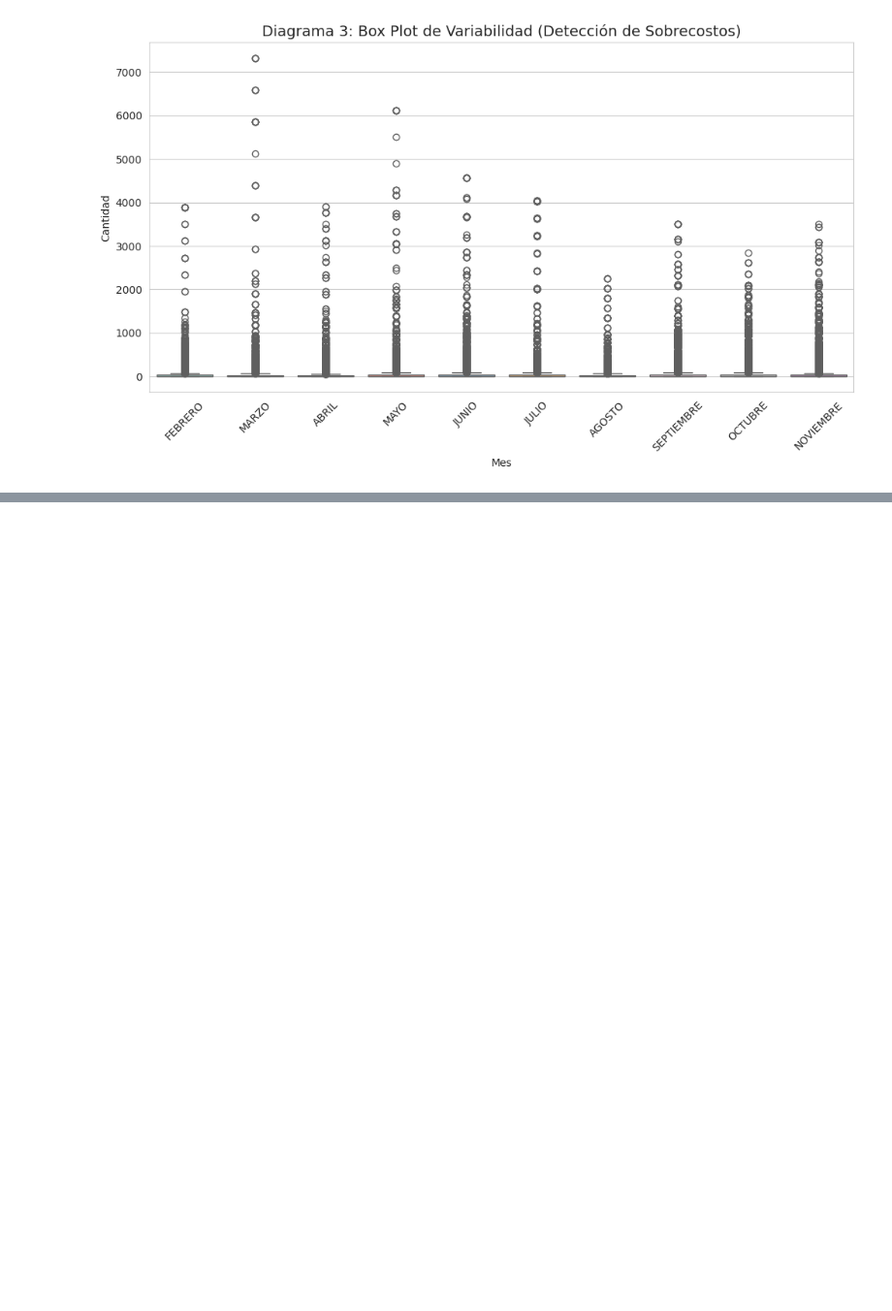
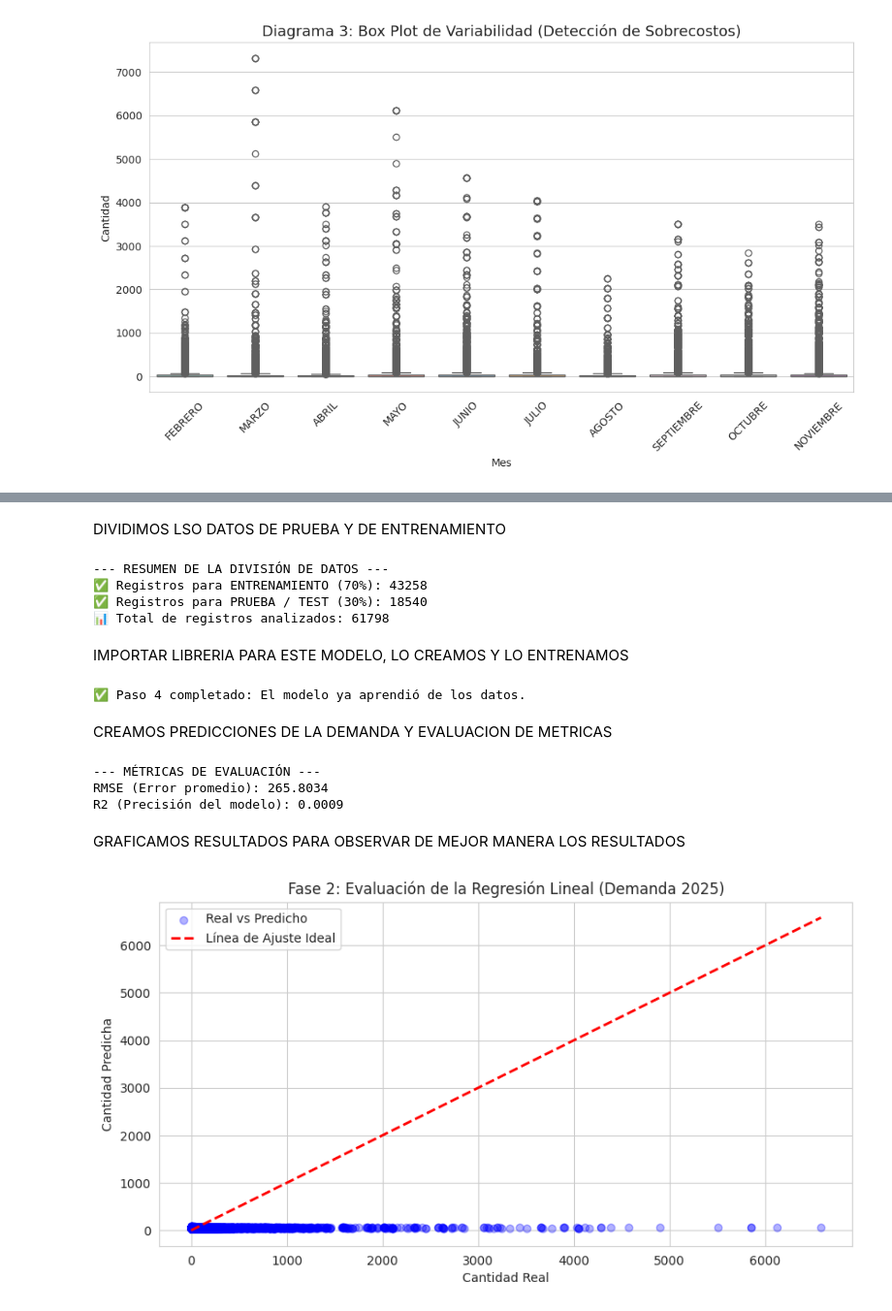
Before and after one commit to victoregomezf-maker/seminario, a Jupyter notebook: Predicción_de_demanda_insumos_medicos.ipynb, the cells around one changed output, grey strips where cells are left out. Shown at 97% size. Saved outputs shown, nothing was run; the diff lists cells and outputs as text; code cells hidden in the pictures; blank space fills up the shorter version.

```diff
--- a/Predicción_de_demanda_insumos_medicos.ipynb
+++ b/Predicción_de_demanda_insumos_medicos.ipynb
@@ -229,0 +289,71 @@ Passing `palette` without assigning `hue` is deprecated and will be removed in v
+# %% [markdown]
+DIVIDIMOS LSO DATOS DE PRUEBA Y DE ENTRENAMIENTO
+# %%
+from sklearn.model_selection import train_test_split
+
+# Definimos X (pistas) y y (objetivo)
+X = df_final[['Month_Num', 'Dia', 'Producto_ID']]
+y = df_final['Cantidad']
+
+# Dividimos 70/30 como en tus clases
+X_train, X_test, y_train, y_test = train_test_split(X, y, test_size=0.30, random_state=0)
+
+print("--- RESUMEN DE LA DIVISIÓN DE DATOS ---")
+print(f"✅ Registros para ENTRENAMIENTO (70%): {X_train.shape[0]}")
+print(f"✅ Registros para PRUEBA / TEST (30%): {X_test.shape[0]}")
+print(f"📊 Total de registros analizados: {X.shape[0]}")
+# %% [output]
+--- RESUMEN DE LA DIVISIÓN DE DATOS ---
+✅ Registros para ENTRENAMIENTO (70%): 43258
+✅ Registros para PRUEBA / TEST (30%): 18540
+📊 Total de registros analizados: 61798
+# %% [markdown]
+IMPORTAR LIBRERIA PARA ESTE MODELO, LO CREAMOS Y LO ENTRENAMOS
+# %%
+from sklearn.linear_model import LinearRegression
+
+# Creamos el modelo
+modelo_lineal = LinearRegression()
+
+# Entrenamos el modelo con los datos del 2025
+modelo_lineal.fit(X_train, y_train)
+
+print("✅ Paso 4 completado: El modelo ya aprendió de los datos.")
+# %% [output]
+✅ Paso 4 completado: El modelo ya aprendió de los datos.
+# %% [markdown]
+CREAMOS PREDICCIONES DE LA DEMANDA Y EVALUACION DE METRICAS
+# %%
+from sklearn.metrics import mean_squared_error, r2_score
+import numpy as np
+
+# Realizamos la predicción con los datos que el modelo NO conoce
+y_pred = modelo_lineal.predict(X_test)
+
+# Calculamos el error y la precisión
+rmse = np.sqrt(mean_squared_error(y_test, y_pred))
+r2 = r2_score(y_test, y_pred)
+
+print(f"--- MÉTRICAS DE EVALUACIÓN ---")
+print(f"RMSE (Error promedio): {rmse:.4f}")
+print(f"R2 (Precisión del modelo): {r2:.4f}")
+# %% [output]
+--- MÉTRICAS DE EVALUACIÓN ---
+RMSE (Error promedio): 265.8034
+R2 (Precisión del modelo): 0.0009
+# %% [markdown]
+GRAFICAMOS RESULTADOS PARA OBSERVAR DE MEJOR MANERA LOS RESULTADOS
+# %%
+import matplotlib.pyplot as plt
+
+plt.figure(figsize=(10, 5))
+plt.scatter(y_test, y_pred, color='blue', alpha=0.3, label='Real vs Predicho')
+plt.plot([y_test.min(), y_test.max()], [y_test.min(), y_test.max()], 'r--', lw=2, label='Línea de Ajuste Ideal')
+
+plt.title('Fase 2: Evaluación de la Regresión Lineal (Demanda 2025)')
+plt.xlabel('Cantidad Real')
+plt.ylabel('Cantidad Predicha')
+plt.legend()
+plt.show()
+# %% [output]
+[figure, added]
```
Also changed, not shown: parts of 14 cells of this notebook.
